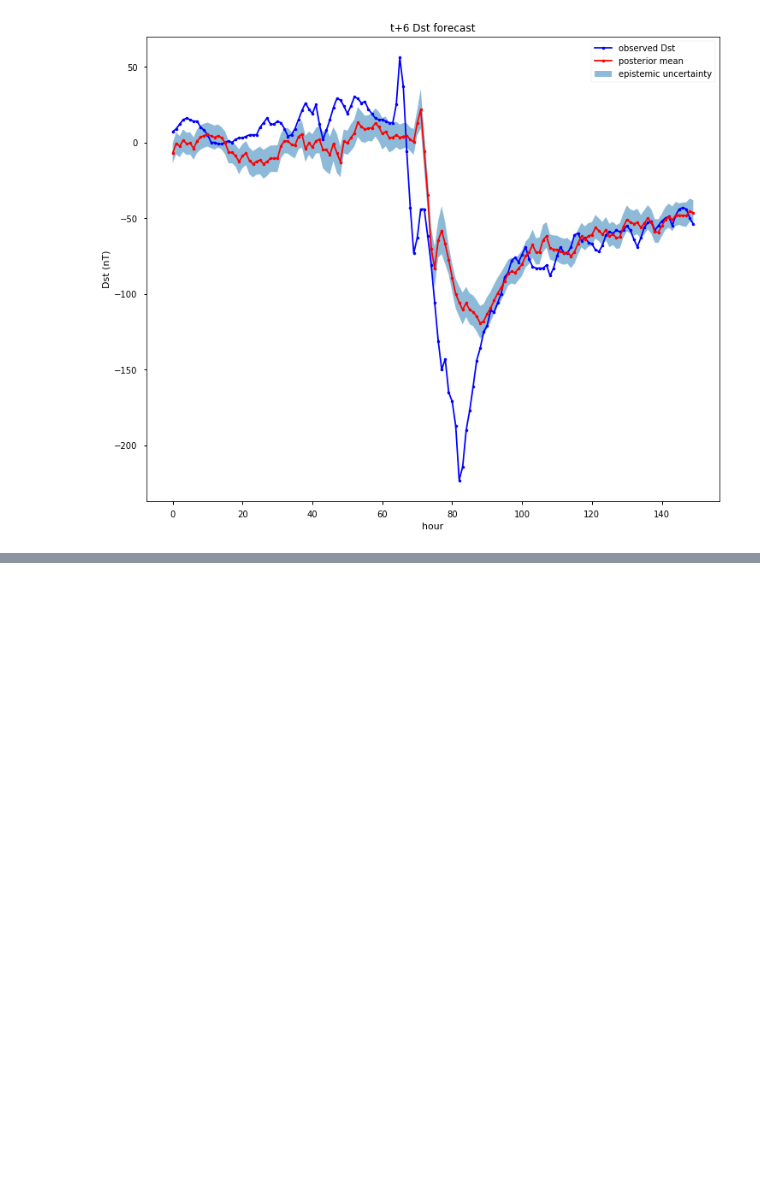
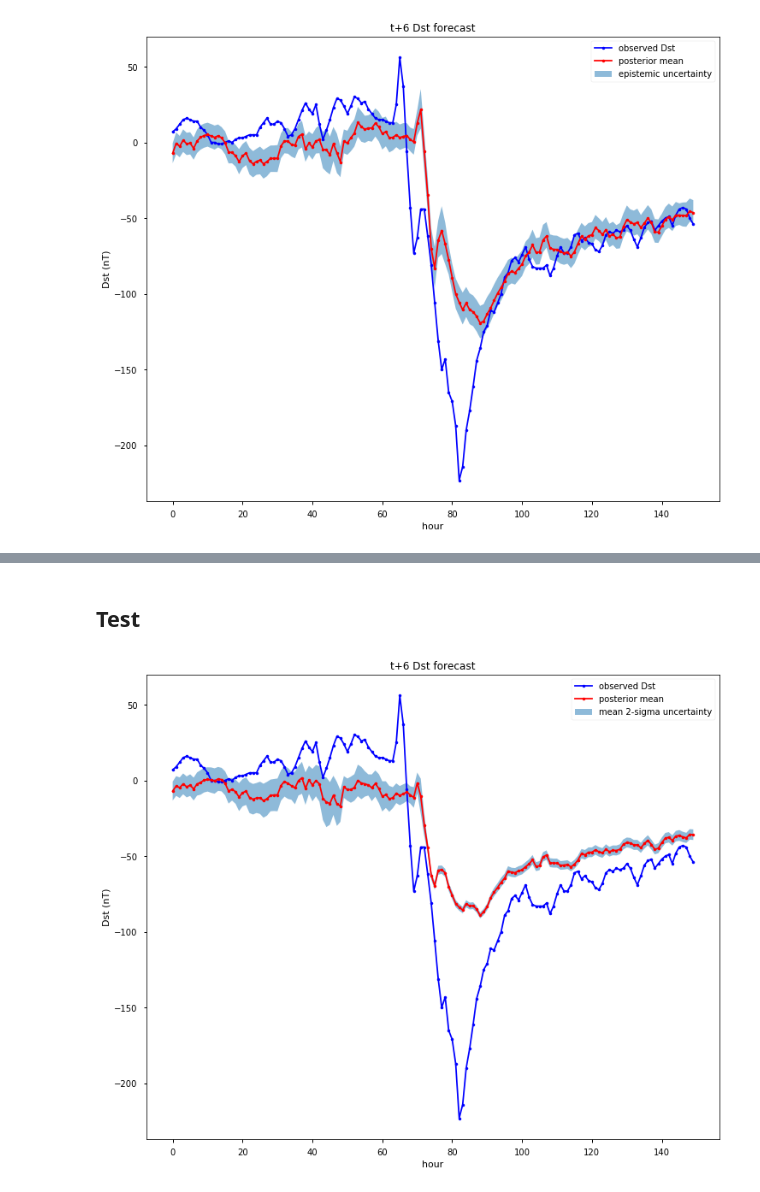
Before and after one commit to sarttiso/spaceweather, a Jupyter notebook: forecasting_multiple_coeff_BNN.ipynb, the cells around one changed output, grey strips where cells are left out. Cells and saved outputs as stored; diff of their text form; code cells hidden in the pictures; blank space fills up the shorter version.

Commit message:
probabilistic model and probabilistic output

```diff
--- a/forecasting_multiple_coeff_BNN.ipynb
+++ b/forecasting_multiple_coeff_BNN.ipynb
@@ -264,0 +317,8 @@ plt.show()
+# %%
+model.fit(data_in_train,
+          data_out_train,
+          epochs=100,
+          verbose=0,
+          shuffle=False,
+          batch_size=batch_size,
+          callbacks=[PeriodicHistory()])
@@ -264,0 +337,40 @@ plt.show()
+# %% [markdown]
+## Test
+# %%
+model_means = []
+model_stds = []
+import tqdm
+for ii in tqdm.tqdm(range(100)):
+    cur_model = model(data_in_test)
+    model_means.append(cur_model.mean())
+    model_stds.append(cur_model.stddev())
+
+model_means = np.concatenate(model_means, axis=1)
+model_stds = np.concatenate(model_stds, axis=1)
+# %%
+model_means_mean = np.mean(model_means, axis=1)
+model_stds_mean = np.mean(model_stds, axis=1)
+
+err = np.abs(model_means_mean - data_out_test[:,0])
+# %%
+idx = np.zeros(data_out_test.shape[0], dtype=bool)
+idx[4750:4900] = True
+
+fac = 50
+
+plt.figure(figsize=(12,10))
+plt.plot(data_out_test[idx], 'b.-', label='observed Dst')
+plt.plot(model_means_mean[idx], 'r.-', label='posterior mean')
+plt.fill_between(np.arange(np.sum(idx)),
+                model_means_mean[idx] + fac*model_stds_mean[idx],
+                model_means_mean[idx] - fac*model_stds_mean[idx],
+                label='mean 2-sigma uncertainty',
+                alpha=0.5)
+plt.legend()
+plt.xlabel('hour')
+plt.ylabel('Dst (nT)')
+plt.title('t+6 Dst forecast')
+#plt.savefig('figures/demo1.pdf')
+plt.show()
+# %% [output]
+[figure, added]
```
Also changed, not shown: parts of 22 cells of this notebook.
